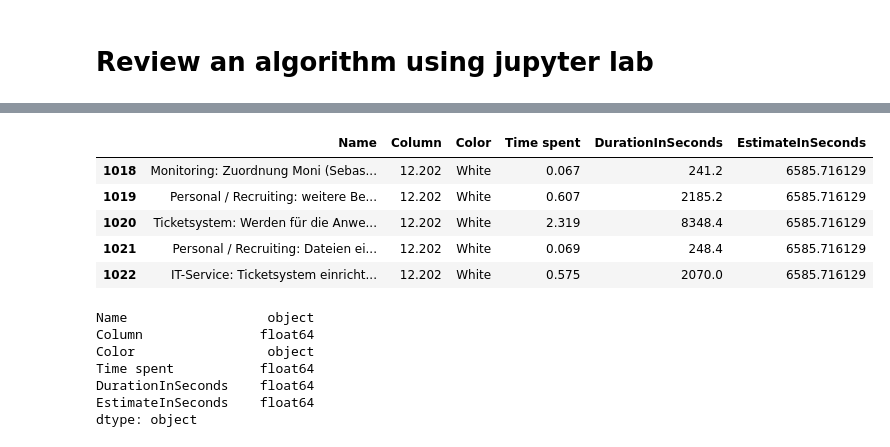
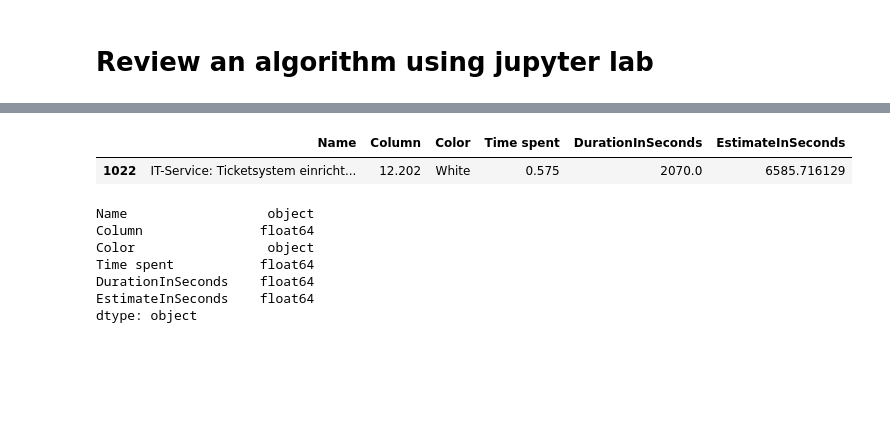
Before and after one commit to stho32/Automatically-Estimating-Task-Durations, a Jupyter notebook: Scripts/Algorithm_review.ipynb, the cells around one changed output, grey strips where cells are left out. Drawn from its saved outputs; the diff is of its cells as text; code cells hidden in the pictures; blank space fills up the shorter version.

```diff
--- a/Scripts/Algorithm_review.ipynb
+++ b/Scripts/Algorithm_review.ipynb
@@ -15,12 +15,8 @@ sns.set(color_codes=True)
 # %%
-df = pd.read_csv("./A002_1_swearchiv2020_swearchiv2020.csv")
-df.tail(5)
+df = pd.read_csv("./output/A002_1_swearchiv2020_swearchiv2020.csv")
+df.tail(1)
 # %% [output]
 |  | Name | Column | Color | Time spent | DurationInSeconds | EstimateInSeconds |
-| 1018 | Monitoring: Zuordnung Moni (Sebas... | 12.202 | White | 0.067 | 241.2 | 6585.716129 |
-| 1019 | Personal / Recruiting: weitere Be... | 12.202 | White | 0.607 | 2185.2 | 6585.716129 |
-| 1020 | Ticketsystem: Werden für die Anwe... | 12.202 | White | 2.319 | 8348.4 | 6585.716129 |
-| 1021 | Personal / Recruiting: Dateien ei... | 12.202 | White | 0.069 | 248.4 | 6585.716129 |
 | 1022 | IT-Service: Ticketsystem einricht... | 12.202 | White | 0.575 | 2070.0 | 6585.716129 |
 # %%
 df.dtypes
```
Also changed, not shown: parts of 1 cell of this notebook.
